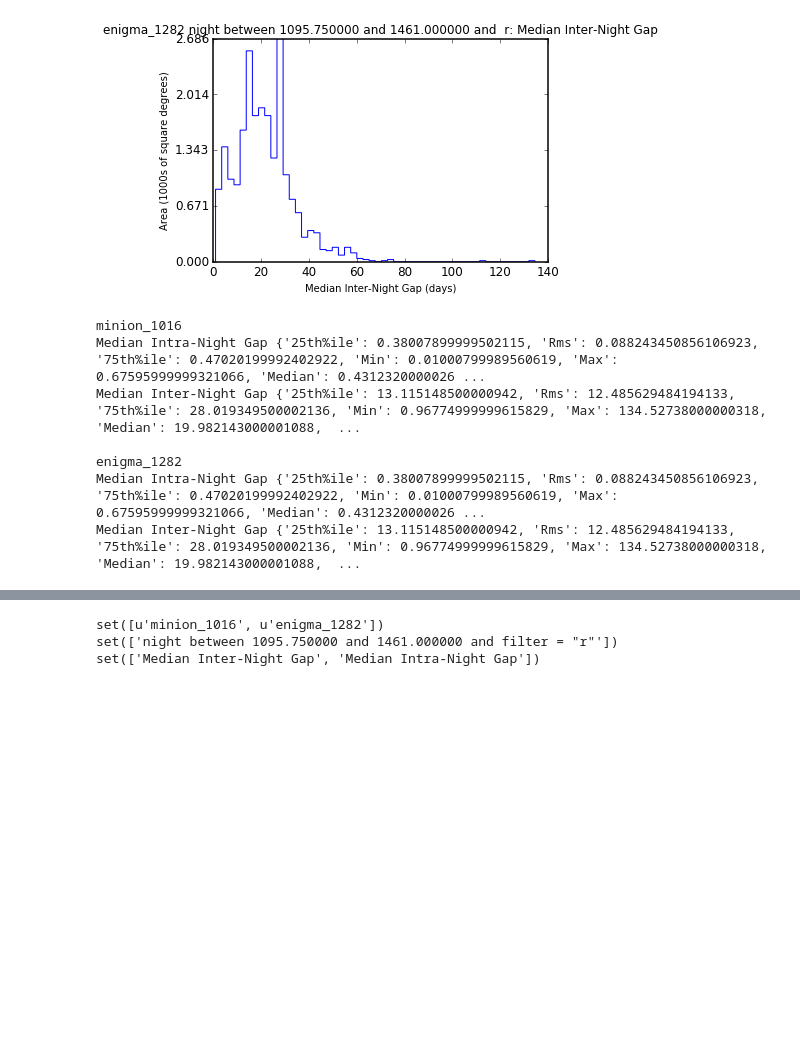
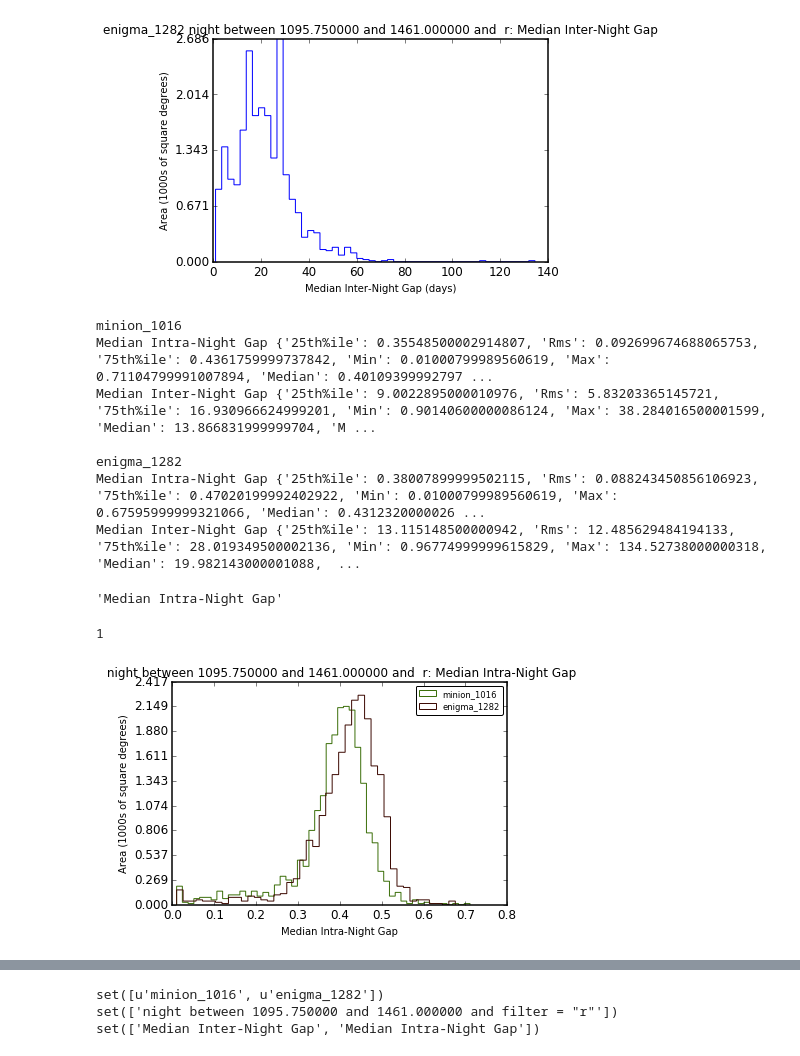
Before and after one commit to LSST-TVSSC/WhitepaperNotebooks, a Jupyter notebook: notebooks/time_gaps.ipynb, the cells around one changed output, grey strips where cells are left out. Drawn from its saved outputs; the diff is of its cells as text; code cells hidden in the pictures; blank space fills up the shorter version.

Commit message:
allow inter-run comparisions

```diff
--- a/notebooks/time_gaps.ipynb
+++ b/notebooks/time_gaps.ipynb
@@ -65,6 +65,8 @@ outDir = 'gaps'
 # we have a clean directory
 
 shutil.rmtree('./'+outDir+'/')
+
+bDictDict = {}
 
 for runName in runs:
     print runName
@@ -80,6 +82,7 @@ for runName in runs:
     bgroup = metricBundles.MetricBundleGroup(bDict, opsdb, outDir=outDir, resultsDb=resultsDb)
     bgroup.runAll()
     bgroup.plotAll(closefigs=False)
+    bDictDict[runName] = bDict
 # %% [output]
 minion_1016
 Querying database with constraint night between 1095.750000 and 1461.000000 and filter = "r"
@@ -112,18 +115,45 @@ Plotting complete.
 # %%
 for runName in runs:
     print runName
+    bDict = bDictDict[runName]
     for key in sorted(bDict):
         bDict[key].computeSummaryStats(resultsDb=resultsDb)
         print bDict[key].metric.name, bDict[key].summaryValues
     print
 # %% [output]
 minion_1016
-Median Intra-Night Gap {'25th%ile': 0.38007899999502115, 'Rms': 0.088243450856106923, '75th%ile': 0.47020199992402922, 'Min': 0.01000799989560619, 'Max': 0.67595999999321066, 'Median': 0.4312320000026 ...
-Median Inter-Night Gap {'25th%ile': 13.115148500000942, 'Rms': 12.485629484194133, '75th%ile': 28.019349500002136, 'Min': 0.96774999999615829, 'Max': 134.52738000000318, 'Median': 19.982143000001088,  ...
+Median Intra-Night Gap {'25th%ile': 0.35548500002914807, 'Rms': 0.092699674688065753, '75th%ile': 0.4361759999737842, 'Min': 0.01000799989560619, 'Max': 0.71104799991007894, 'Median': 0.40109399992797 ...
+Median Inter-Night Gap {'25th%ile': 9.0022895000010976, 'Rms': 5.83203365145721, '75th%ile': 16.930966624999201, 'Min': 0.90140600000086124, 'Max': 38.284016500001599, 'Median': 13.866831999999704, 'M ...
 
 enigma_1282
 Median Intra-Night Gap {'25th%ile': 0.38007899999502115, 'Rms': 0.088243450856106923, '75th%ile': 0.47020199992402922, 'Min': 0.01000799989560619, 'Max': 0.67595999999321066, 'Median': 0.4312320000026 ...
 Median Inter-Night Gap {'25th%ile': 13.115148500000942, 'Rms': 12.485629484194133, '75th%ile': 28.019349500002136, 'Min': 0.96774999999615829, 'Max': 134.52738000000318, 'Median': 19.982143000001088,  ...
+# %%
+bDict[0].metric.name
+# %% [output]
+'Median Intra-Night Gap'
+# %%
+# loop over runs to make a new bundle list with only the right metrics
+metricName = 'Median Intra-Night Gap'
+new_bundle = []
+for runName in runs:
+    bDict = bDictDict[runName]
+    for key in sorted(bDict):
+        bDict[key].computeSummaryStats(resultsDb=resultsDb)
+        if bDict[key].metric.name == metricName:
+            new_bundle.append(bDict[key])
+# %%
+# Set up the plotHandler.
+ph = plots.PlotHandler(outDir=outDir, resultsDb=resultsDb)
+# Instantiate the healpix histogram plotter, since we'll use it a lot.
+healpixhist = plots.HealpixHistogram()
+ph.setMetricBundles(new_bundle)
+# Add min/max values to the plots, which will be used for the combo histogram for nvisits.
+#ph.setPlotDicts(nvisitsPlotRanges)
+ph.plot(plotFunc=healpixhist)
+# %% [output]
+1
+[figure, added]
 # %%
 rundb = db.ResultsDb(database=outDir+'/resultsDb_sqlite.db')
 # %%
```
